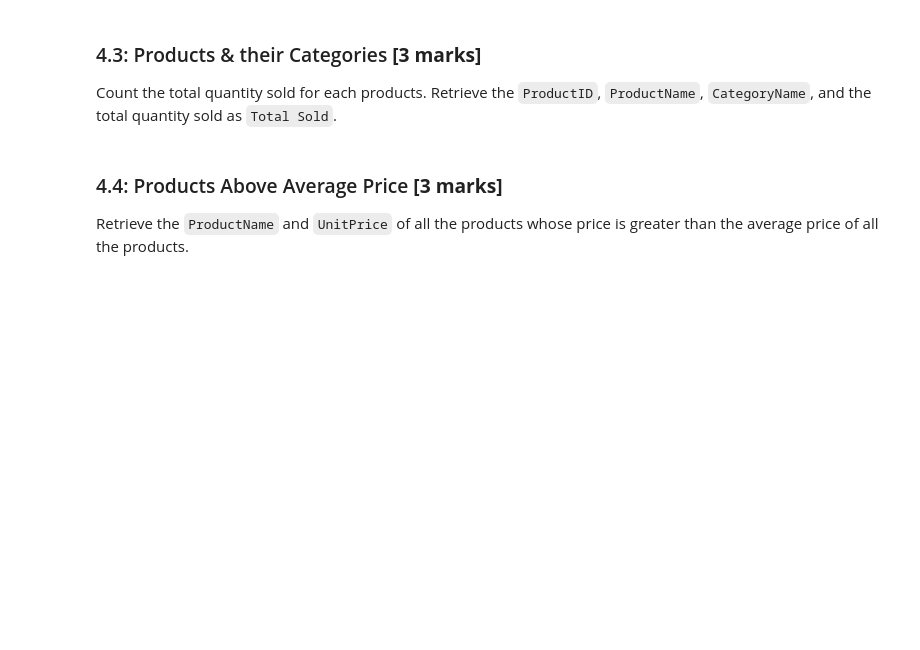
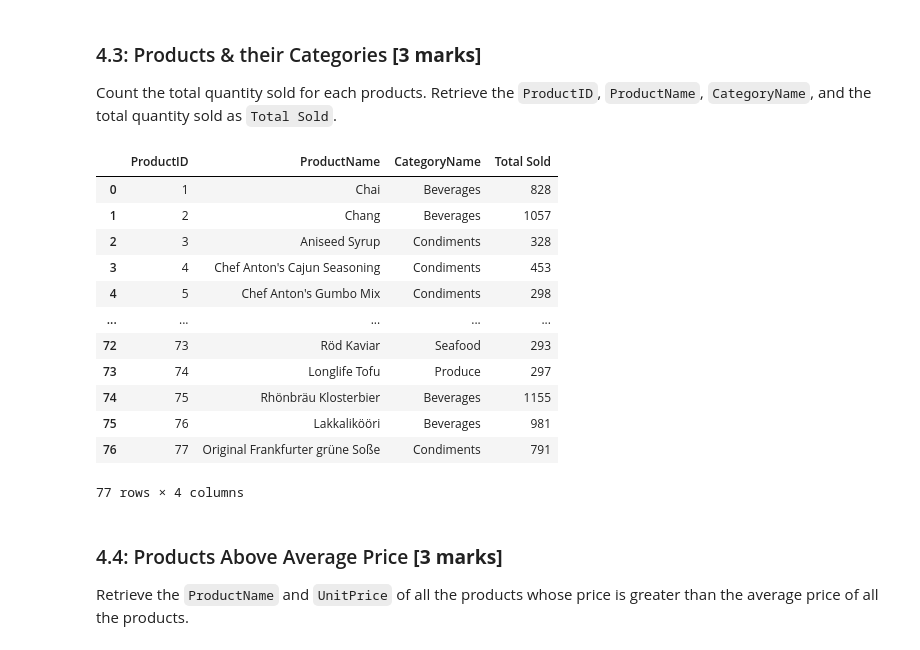
Before and after one commit to Vesper-Lin/comp2420-2021-ass2, a Jupyter notebook: Assignment 2.ipynb, the cells around one changed output. Cells and saved outputs as stored; diff of their text form; code cells hidden in the pictures; blank space fills up the shorter version.

```diff
--- a/Assignment 2.ipynb
+++ b/Assignment 2.ipynb
@@ -1114,3 +1130,32 @@ Count the total quantity sold for each products. Retrieve the `ProductID`, `Prod
+# %%
+# YOUR CODE HERE
+# (ANY ADDITIONAL CELLS AS REQUIRED)
+
+execute_sql(
+    """
+
+    select Products.ProductID, Products.ProductName, Categories.CategoryName, sum('Order Details'.Quantity) as 'Total Sold'
+    from 'Order Details'
+    left join Products on 'Order Details'.ProductID = Products.ProductID
+    left join Categories on Products.CategoryID = Categories.CategoryID
+    group by Products.ProductID;
+
+    """
+)
+# %% [output]
+|  | ProductID | ProductName | CategoryName | Total Sold |
+| 0 | 1 | Chai | Beverages | 828 |
+| 1 | 2 | Chang | Beverages | 1057 |
+| 2 | 3 | Aniseed Syrup | Condiments | 328 |
+| 3 | 4 | Chef Anton's Cajun Seasoning | Condiments | 453 |
+| 4 | 5 | Chef Anton's Gumbo Mix | Condiments | 298 |
+| ... | ... | ... | ... | ... |
+| 72 | 73 | Röd Kaviar | Seafood | 293 |
+| 73 | 74 | Longlife Tofu | Produce | 297 |
+| 74 | 75 | Rhönbräu Klosterbier | Beverages | 1155 |
+| 75 | 76 | Lakkalikööri | Beverages | 981 |
+| 76 | 77 | Original Frankfurter grüne Soße | Condiments | 791 |
+77 rows × 4 columns
 # %% [markdown]
 ### 4.4: Products Above Average Price <span style= 'float: right;'><b>[3 marks]</b></span>
 
```
Also changed, not shown: parts of 9 cells of this notebook.
